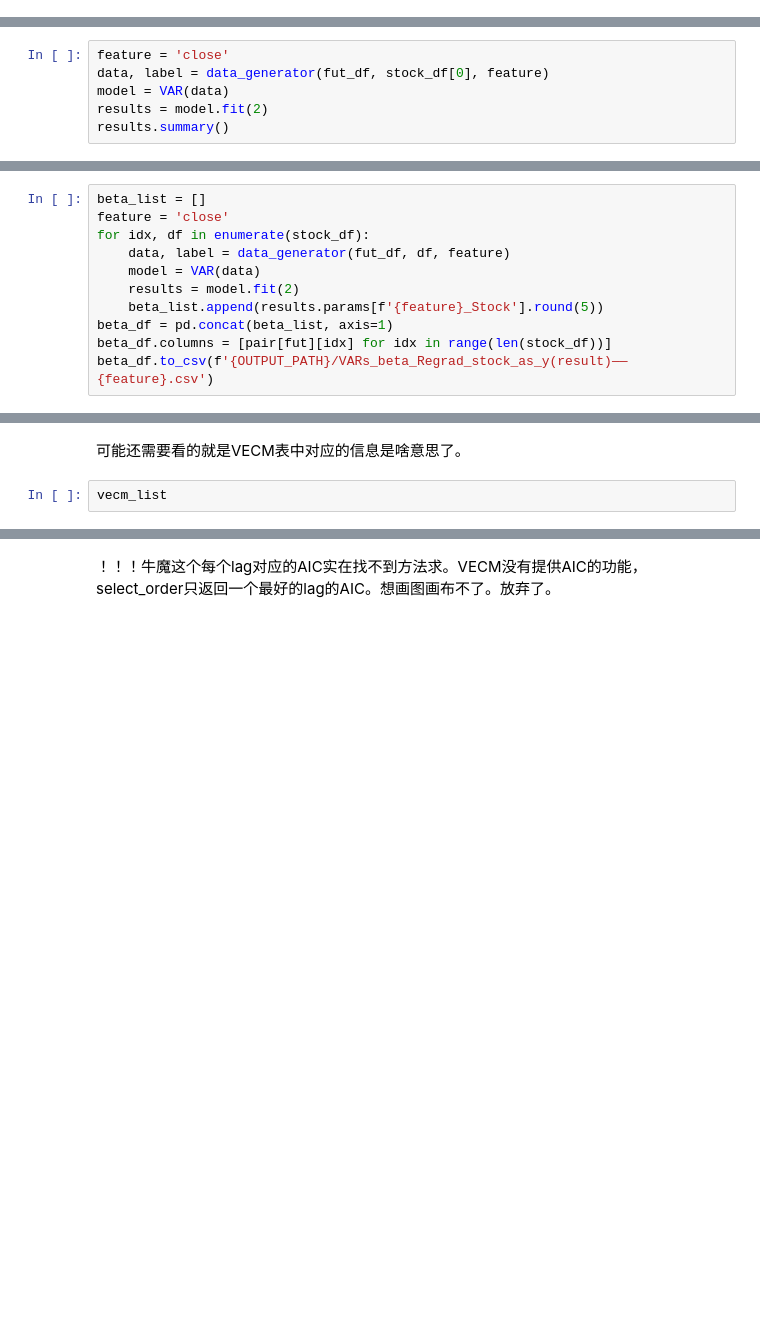
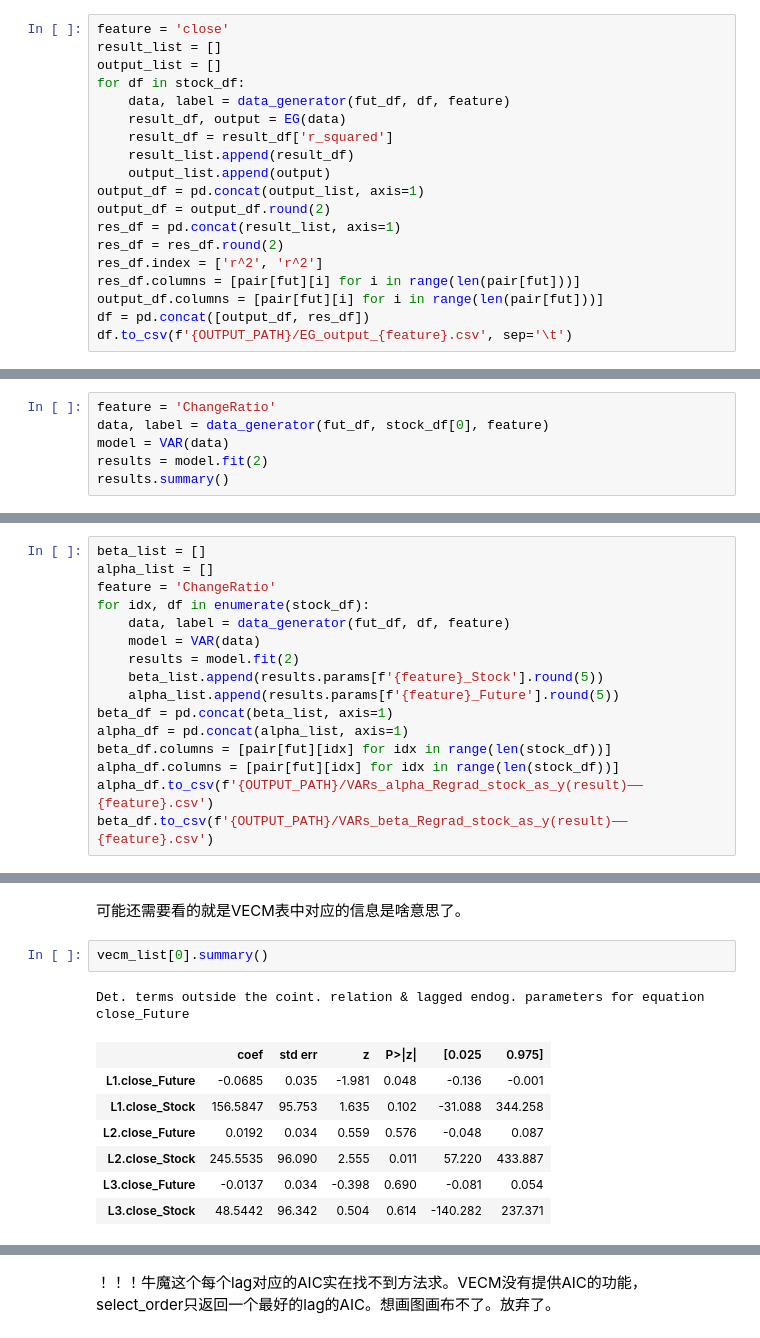
Before and after one commit to hjzlitter/futures-stocks, a Jupyter notebook: new.ipynb, the cells around one changed output, grey strips where cells are left out. Cells and saved outputs as stored; diff of their text form; blank space fills up the shorter version.

```diff
--- a/new.ipynb
+++ b/new.ipynb
@@ -270,3 +245,22 @@ output_list
+# %%
+feature = 'close'
+result_list = []
+output_list = []
+for df in stock_df:
+    data, label = data_generator(fut_df, df, feature)
+    result_df, output = EG(data)
+    result_df = result_df['r_squared']
+    result_list.append(result_df)
+    output_list.append(output)
+output_df = pd.concat(output_list, axis=1)
+output_df = output_df.round(2)
+res_df = pd.concat(result_list, axis=1)
+res_df = res_df.round(2)
+res_df.index = ['r^2', 'r^2']
+res_df.columns = [pair[fut][i] for i in range(len(pair[fut]))]
+output_df.columns = [pair[fut][i] for i in range(len(pair[fut]))]
+df = pd.concat([output_df, res_df])
+df.to_csv(f'{OUTPUT_PATH}/EG_output_{feature}.csv', sep='\t')
 # %% [markdown]
 # VECM
 # %% [markdown]
@@ -332,7 +326,7 @@ ans.to_csv(f'{OUTPUT_PATH}/VAR_AIC_close.csv')
 # %% [markdown]
 ## 求统计量
 # %%
-feature = 'close'
+feature = 'ChangeRatio'
 data, label = data_generator(fut_df, stock_df[0], feature)
 model = VAR(data)
 results = model.fit(2)
@@ -359,14 +353,19 @@ close_Stock         0.533609     1.000000
 ## 求系数
 # %%
 beta_list = []
-feature = 'close'
+alpha_list = []
+feature = 'ChangeRatio'
 for idx, df in enumerate(stock_df):
     data, label = data_generator(fut_df, df, feature)
     model = VAR(data)
     results = model.fit(2)
     beta_list.append(results.params[f'{feature}_Stock'].round(5))
+    alpha_list.append(results.params[f'{feature}_Future'].round(5))
 beta_df = pd.concat(beta_list, axis=1)
+alpha_df = pd.concat(alpha_list, axis=1)
 beta_df.columns = [pair[fut][idx] for idx in range(len(stock_df))]
+alpha_df.columns = [pair[fut][idx] for idx in range(len(stock_df))]
+alpha_df.to_csv(f'{OUTPUT_PATH}/VARs_alpha_Regrad_stock_as_y(result)——{feature}.csv')
 beta_df.to_csv(f'{OUTPUT_PATH}/VARs_beta_Regrad_stock_as_y(result)——{feature}.csv')
 # %% [markdown]
 ### 下面这个是VECM
@@ -389,4 +388,13 @@ Selected lag order by AIC: 2
 # %% [markdown]
 可能还需要看的就是VECM表中对应的信息是啥意思了。
 # %%
-vecm_list
+vecm_list[0].summary()
+# %% [output]
+Det. terms outside the coint. relation & lagged endog. parameters for equation close_Future
+|  | coef | std err | z | P>|z| | [0.025 | 0.975] |
+| L1.close_Future | -0.0685 | 0.035 | -1.981 | 0.048 | -0.136 | -0.001 |
+| L1.close_Stock | 156.5847 | 95.753 | 1.635 | 0.102 | -31.088 | 344.258 |
+| L2.close_Future | 0.0192 | 0.034 | 0.559 | 0.576 | -0.048 | 0.087 |
+| L2.close_Stock | 245.5535 | 96.090 | 2.555 | 0.011 | 57.220 | 433.887 |
+| L3.close_Future | -0.0137 | 0.034 | -0.398 | 0.690 | -0.081 | 0.054 |
+| L3.close_Stock | 48.5442 | 96.342 | 0.504 | 0.614 | -140.282 | 237.371 |
```
Also changed, not shown: parts of 8 cells of this notebook, 11 other files.
